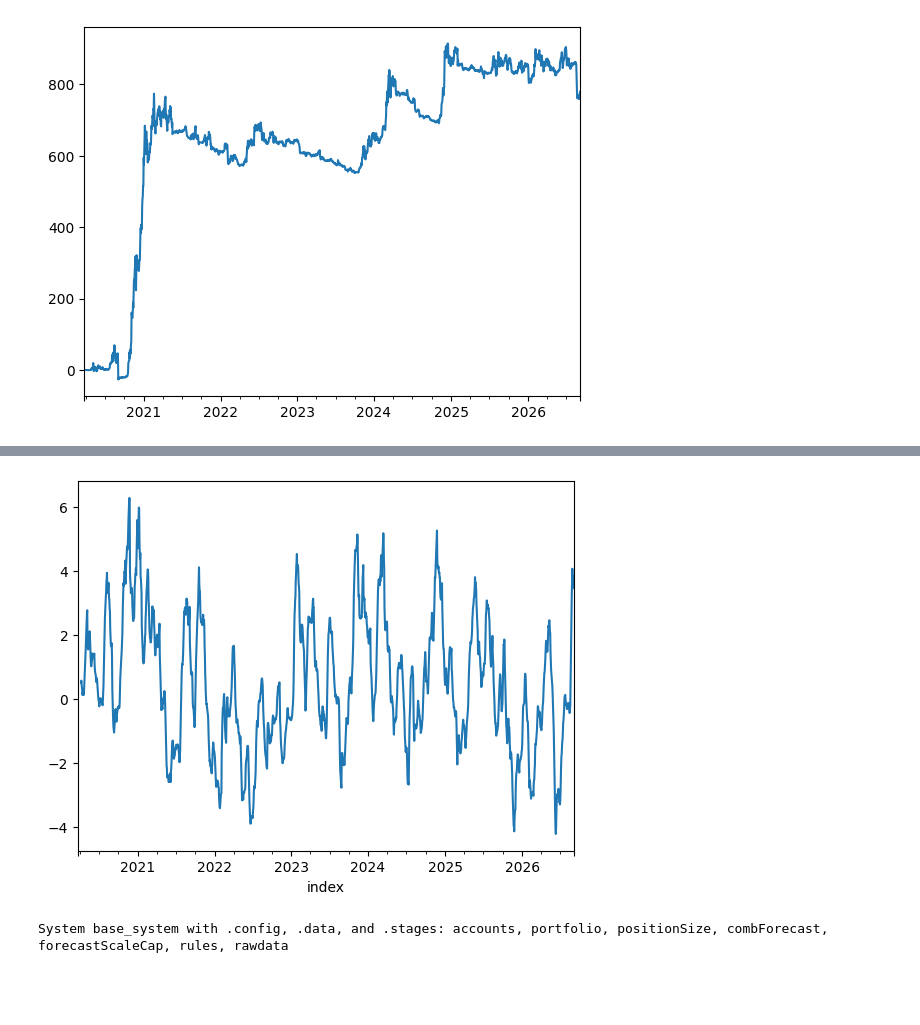
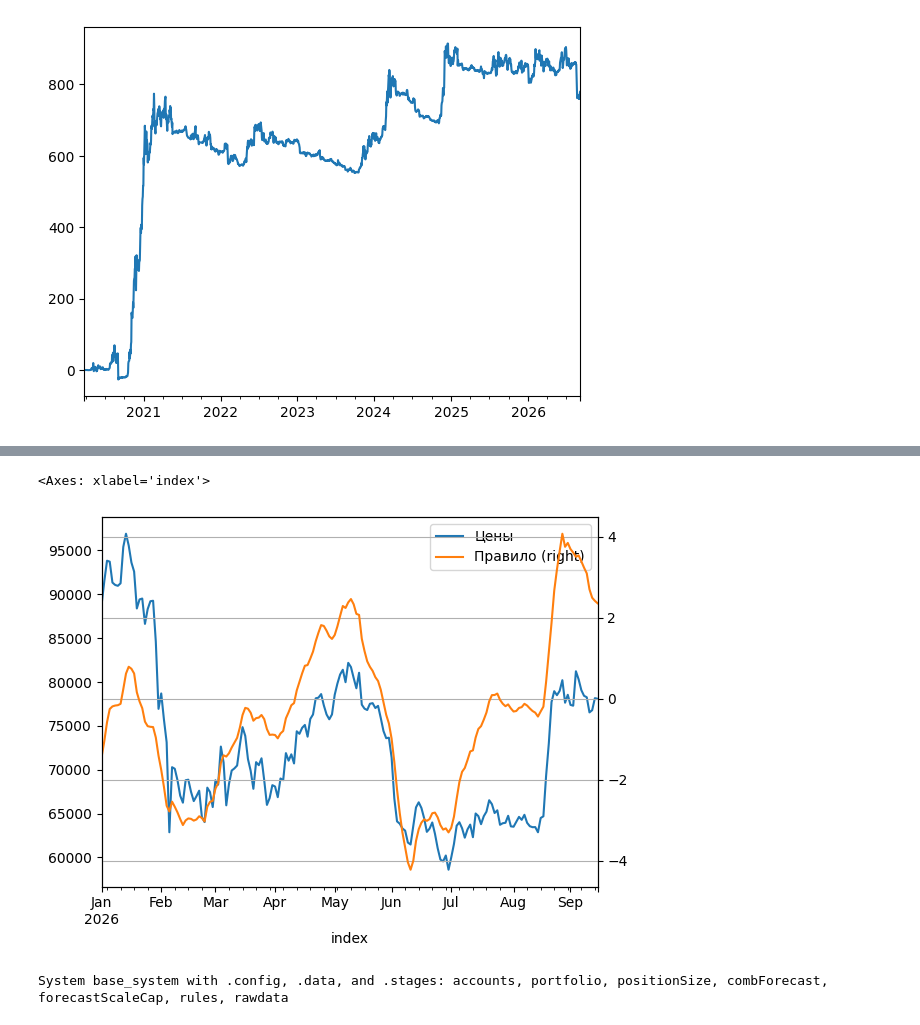
Before and after one commit to kostyaex/pysystemtrade, a Jupyter notebook: private/bybit/bybit_test.ipynb, the cells around one changed output, grey strips where cells are left out. Cells and saved outputs as stored; diff of their text form; code cells hidden in the pictures; blank space fills up the shorter version.

```diff
--- a/private/bybit/bybit_test.ipynb
+++ b/private/bybit/bybit_test.ipynb
@@ -92,6 +56,13 @@ acc.curve().plot()              # кумулятивная кривая
 <Axes: >
 [figure]
 # %%
+import pandas as pd
+
 # Промежуточные результаты бектеста
-system.rules.get_raw_forecast("BTC_BYBIT", "ewmac8").plot()
+s1 = system.rawdata.get_daily_prices("BTC_BYBIT")
+s2 = system.rules.get_raw_forecast("BTC_BYBIT", "ewmac8")#['2026'].plot()
+# Объединяем по колонкам
+df = pd.concat([s1, s2], axis=1)
+df.columns = ['Цены', 'Правило']
+df.loc['2026'].plot(secondary_y=['Правило'], grid=True)
 # %% [output]
@@ -99,4 +71,5 @@ system.rules.get_raw_forecast("BTC_BYBIT", "ewmac8").plot()
+<Axes: xlabel='index'>
-[figure, old version]
+[figure, new version]
 # %%
 # так можно посмотреть все этапы (stages)
 print(system)
```
Also changed, not shown: parts of 6 cells of this notebook.
